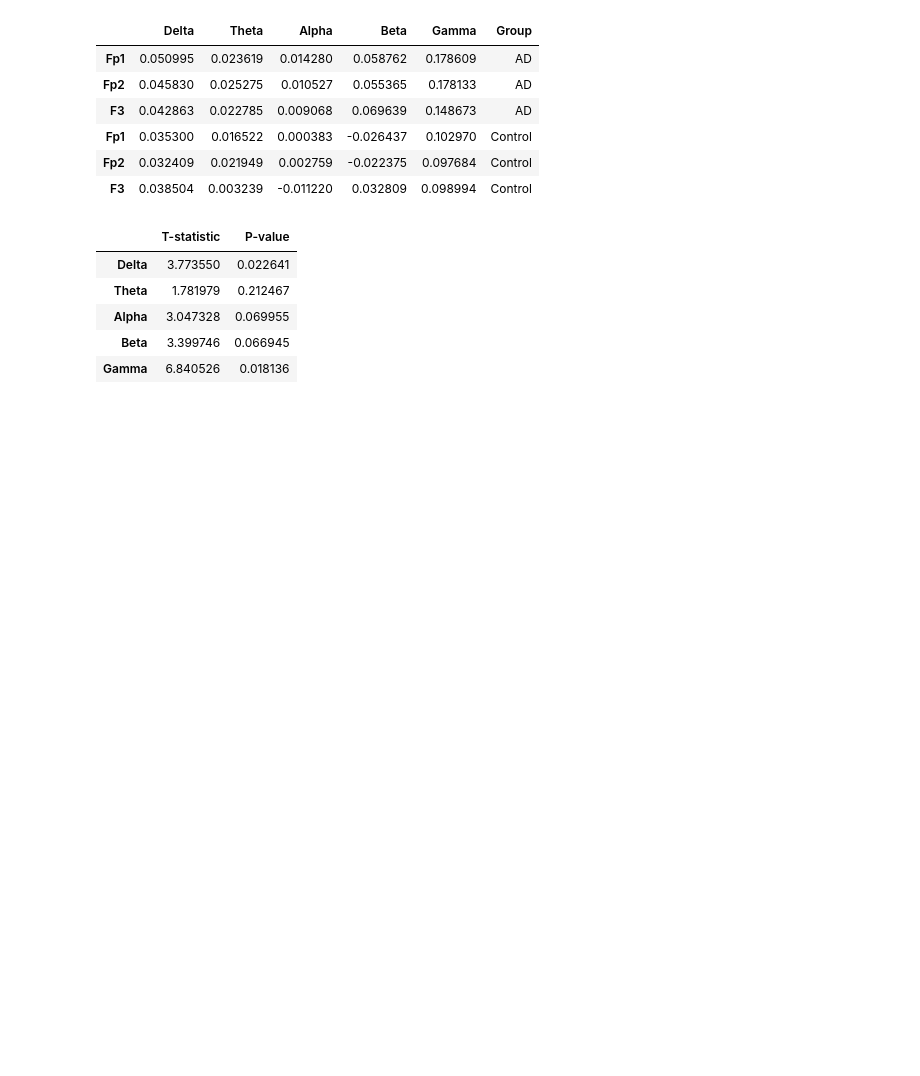
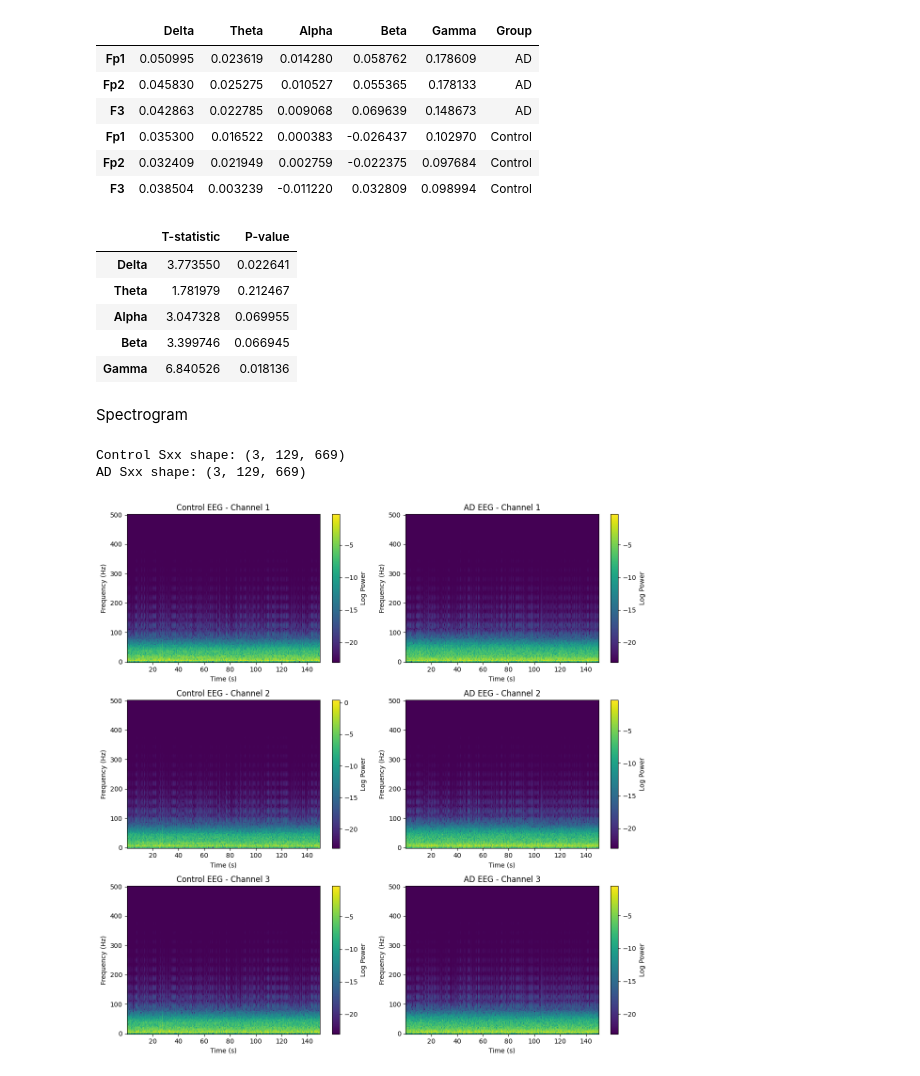
Before and after one commit to gkao25/cogs118c-final-project, a Jupyter notebook: code new.ipynb, the cells around one changed output. Cells and saved outputs as stored; diff of their text form; code cells hidden in the pictures; blank space fills up the shorter version.

Commit message:
added spectrogram & comparison

```diff
--- a/code new.ipynb
+++ b/code new.ipynb
@@ -97,3 +98,5 @@ df_t_tests
 | Alpha | 3.047328 | 0.069955 |
 | Beta | 3.399746 | 0.066945 |
 | Gamma | 6.840526 | 0.018136 |
+# %% [markdown]
+Spectrogram
@@ -99,0 +117,49 @@ df_t_tests
+# %%
+# Z-score normalization
+def zscore_normalize(data):
+    return (data - np.mean(data)) / np.std(data)
+
+# Apply normalization
+normalized_Control = zscore_normalize(filtered_Control)
+normalized_AD = zscore_normalize(filtered_AD)
+# %%
+# Define parameters
+fs = 1000  # Sampling frequency (adjust as needed)
+
+# Compute spectrograms for Control and AD
+frequencies, times, Sxx_control = spectrogram(normalized_Control, fs=fs, nperseg=256)
+_, _, Sxx_ad = spectrogram(normalized_AD, fs=fs, nperseg=256)  # Compute AD spectrogram
+
+# Debugging: Print shapes
+print("Control Sxx shape:", Sxx_control.shape)  # Should be (3, 129, 669)
+print("AD Sxx shape:", Sxx_ad.shape)  # Should be (3, 129, 669)
+
+# Number of EEG channels
+num_channels = Sxx_control.shape[0]
+
+# Create figure for side-by-side comparison
+fig, axs = plt.subplots(num_channels, 2, figsize=(12, 4 * num_channels))
+
+for i in range(num_channels):
+    # Control Spectrogram
+    ax1 = axs[i, 0] if num_channels > 1 else axs[0]
+    pcm1 = ax1.pcolormesh(times, frequencies, np.log(Sxx_control[i] + 1e-10), shading='auto')
+    ax1.set_ylabel('Frequency (Hz)')
+    ax1.set_xlabel('Time (s)')
+    ax1.set_title(f'Control EEG - Channel {i+1}')
+    fig.colorbar(pcm1, ax=ax1, label='Log Power')
+
+    # AD Spectrogram
+    ax2 = axs[i, 1] if num_channels > 1 else axs[1]
+    pcm2 = ax2.pcolormesh(times, frequencies, np.log(Sxx_ad[i] + 1e-10), shading='auto')
+    ax2.set_ylabel('Frequency (Hz)')
+    ax2.set_xlabel('Time (s)')
+    ax2.set_title(f'AD EEG - Channel {i+1}')
+    fig.colorbar(pcm2, ax=ax2, label='Log Power')
+
+plt.tight_layout()
+plt.show()
+# %% [output]
+Control Sxx shape: (3, 129, 669)
+AD Sxx shape: (3, 129, 669)
+[figure, added]
```
Also changed, not shown: parts of 6 cells of this notebook.
